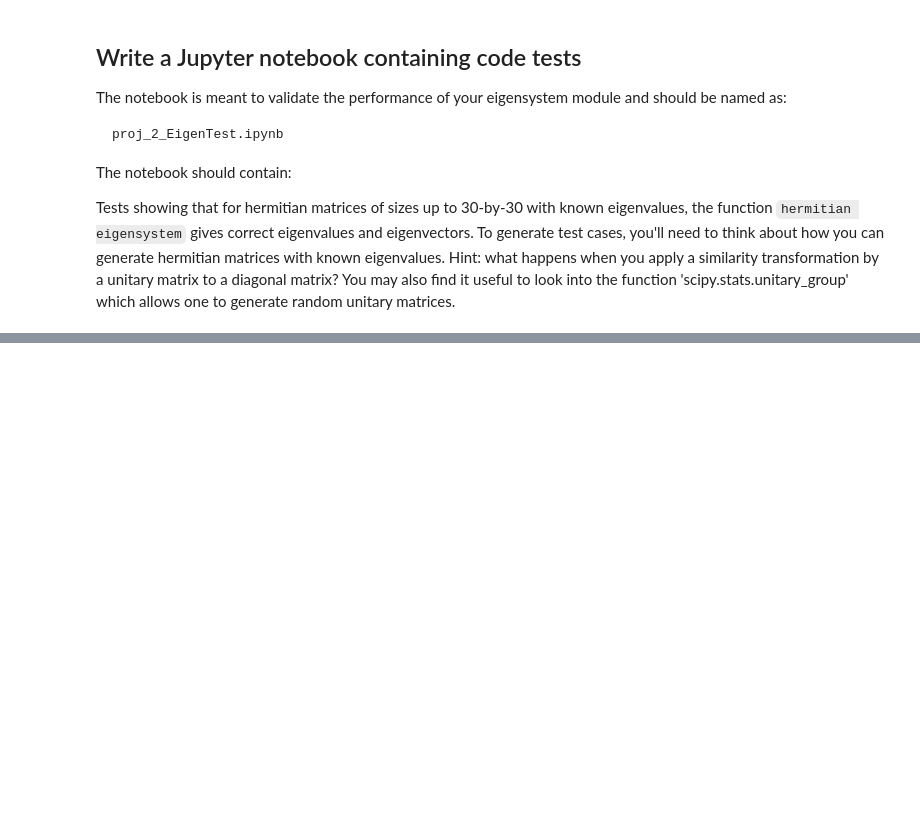
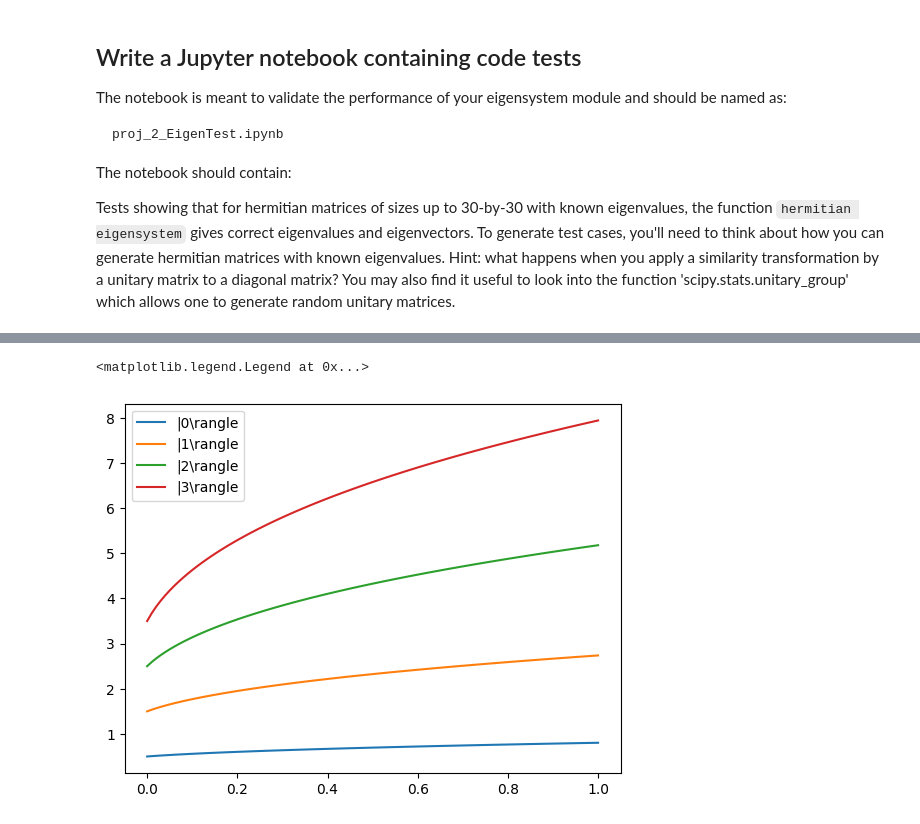
Before and after one commit to liuqiyucn/170N, a Jupyter notebook: project2/P2_instructions.ipynb, the cells around one changed output, grey strips where cells are left out. Cells and saved outputs as stored; diff of their text form; code cells hidden in the pictures; blank space fills up the shorter version.

```diff
--- a/project2/P2_instructions.ipynb
+++ b/project2/P2_instructions.ipynb
@@ -169,4 +50,0 @@ Qobj data =
-# %%
-d, R = real_eigen(rho, 1e-6)
-print(d)
-print(R)
@@ -197,0 +364,9 @@ KeyboardInterrupt:
+# %%
+flag = True
+for i in range(20):
+    print('{}th comphrehensive_test'.format(i+1))
+    if not comphrehensive_test():
+        flag = False
+
+assert flag == True
+print("All test passed")
@@ -239,0 +567,42 @@ the eigenfunctions for the anharmonic oscillator with $\lambda=1$.
+# %%
+# Parameters
+omega = 1.0
+h_bar = 1
+N = 30
+lamb = np.linspace(0,1, 100)
+m = 1
+
+# Operators
+a = qt.destroy(N)
+a_dag = a.dag()
+
+# Position operator x
+x = (a + a_dag) * (h_bar / (2 * m * omega))**0.5
+
+# x^4 operator
+x4 = x**4
+
+# Hamiltonian
+store = []
+
+for i in range(lamb.size):
+    H = omega * h_bar * (a_dag * a + 0.5)
+    H_aharmonic = H + lamb[i]*x4
+    H_aharmonic_np = H_aharmonic.full()
+
+    d, U = hermitian_eigensystem(H_aharmonic_np, 1e-8)
+    d_qutip, U_qutip = H_aharmonic.eigenstates()
+    U_list = [U.full() for U in U_qutip]
+    U_qutip = np.hstack(U_list)
+
+    store.append(d[:4])
+
+store = np.array(store)
+
+for i in range(4):
+    plt.plot(np.array(lamb), store[:,i], label = r'|{}\rangle'.format(i))
+
+plt.legend()
+# %% [output]
+<matplotlib.legend.Legend at 0x...>
+[figure, added]
```
Also changed, not shown: parts of 19 cells of this notebook.
